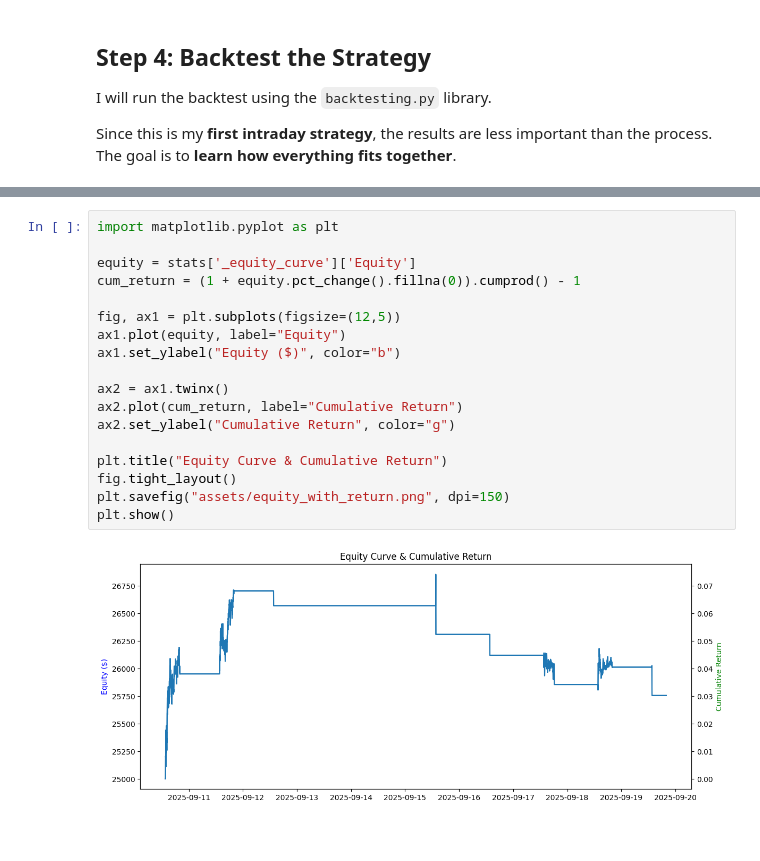
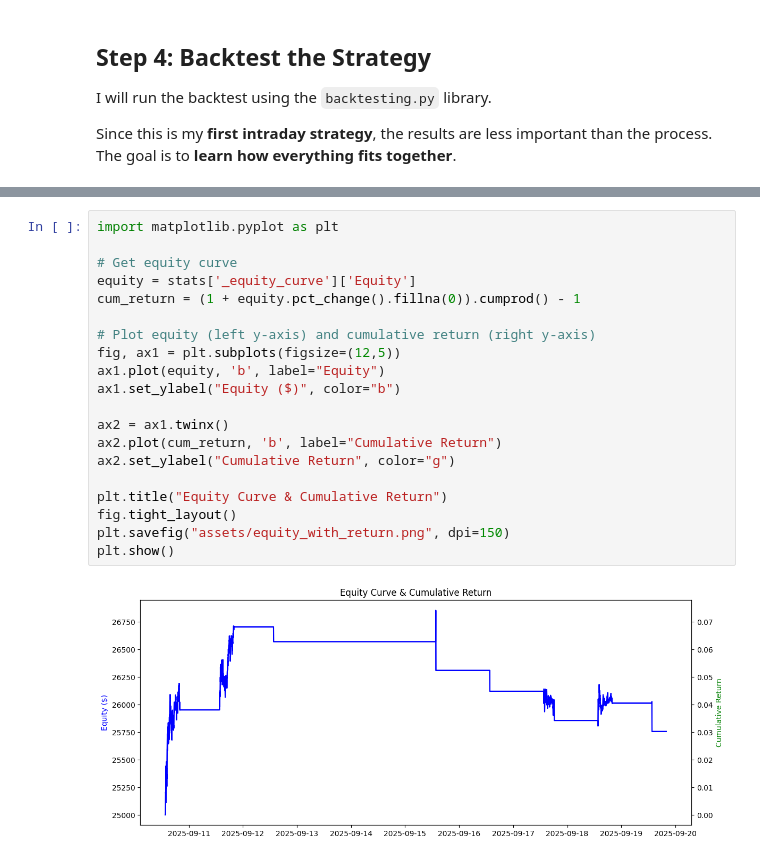
Before and after one commit to melkerliljegren/opening-range-breakout, a Jupyter notebook: ORB_1m_Strategy.ipynb, the cells around one changed output, grey strips where cells are left out. Drawn from its saved outputs; the diff is of its cells as text.

```diff
--- a/ORB_1m_Strategy.ipynb
+++ b/ORB_1m_Strategy.ipynb
@@ -204,20 +210,22 @@ dtype: object
 # %%
 import matplotlib.pyplot as plt
 
+# Get equity curve
 equity = stats['_equity_curve']['Equity']
 cum_return = (1 + equity.pct_change().fillna(0)).cumprod() - 1
 
+# Plot equity (left y-axis) and cumulative return (right y-axis)
 fig, ax1 = plt.subplots(figsize=(12,5))
-ax1.plot(equity, label="Equity")
+ax1.plot(equity, 'b', label="Equity")
 ax1.set_ylabel("Equity ($)", color="b")
 
 ax2 = ax1.twinx()
-ax2.plot(cum_return, label="Cumulative Return")
+ax2.plot(cum_return, 'b', label="Cumulative Return")
 ax2.set_ylabel("Cumulative Return", color="g")
 
 plt.title("Equity Curve & Cumulative Return")
 fig.tight_layout()
 plt.savefig("assets/equity_with_return.png", dpi=150)
 plt.show()
 # %% [output]
-[figure, old version]
+[figure, new version]
```
Also changed, not shown: parts of 1 cell of this notebook.
